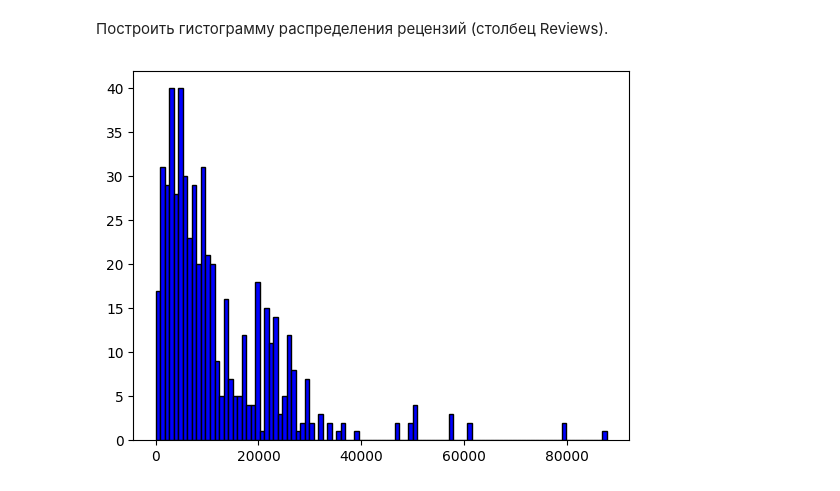
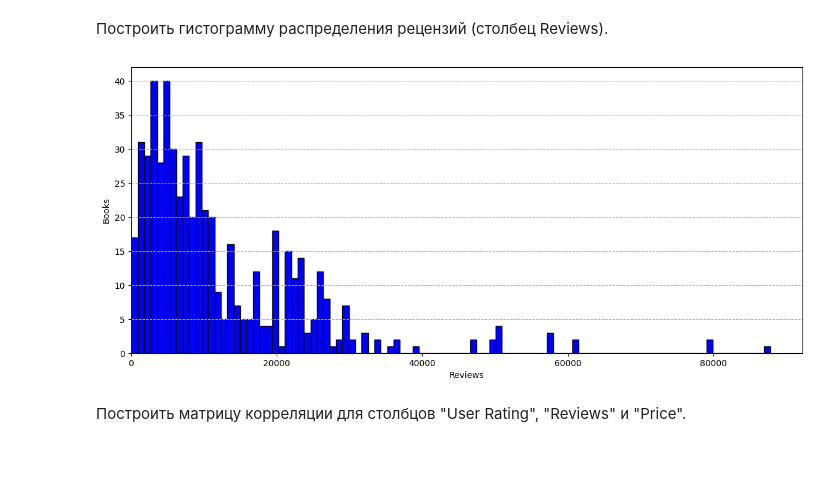
Before and after one commit to PavelStelmakhV/hw306-pyspark, a Jupyter notebook: Hw6.1.ipynb, the cells around one changed output. Drawn from its saved outputs; the diff is of its cells as text; code cells hidden in the pictures; blank space fills up the shorter version.

```diff
--- a/Hw6.1.ipynb
+++ b/Hw6.1.ipynb
@@ -75,8 +75,14 @@ df.filter(df.user_rating >= 4.7).agg({"price": "avg"}).show()
 # %%
 import matplotlib.pyplot as plt
 
+plt.figure(figsize = (14,6))
 plt.hist(df.toPandas()['reviews'], color = 'blue', edgecolor = 'black', bins = 100)
-
+plt.xlabel('Reviews')
+plt.ylabel('Books')
+plt.xlim(0, None)
+plt.grid(linestyle='--', axis='y')
 plt.show()
 # %% [output]
-[figure, old version]
+[figure, new version]
+# %% [markdown]
+Построить матрицу корреляции для столбцов "User Rating", "Reviews" и "Price".
```
Also changed, not shown: parts of 1 cell of this notebook.
